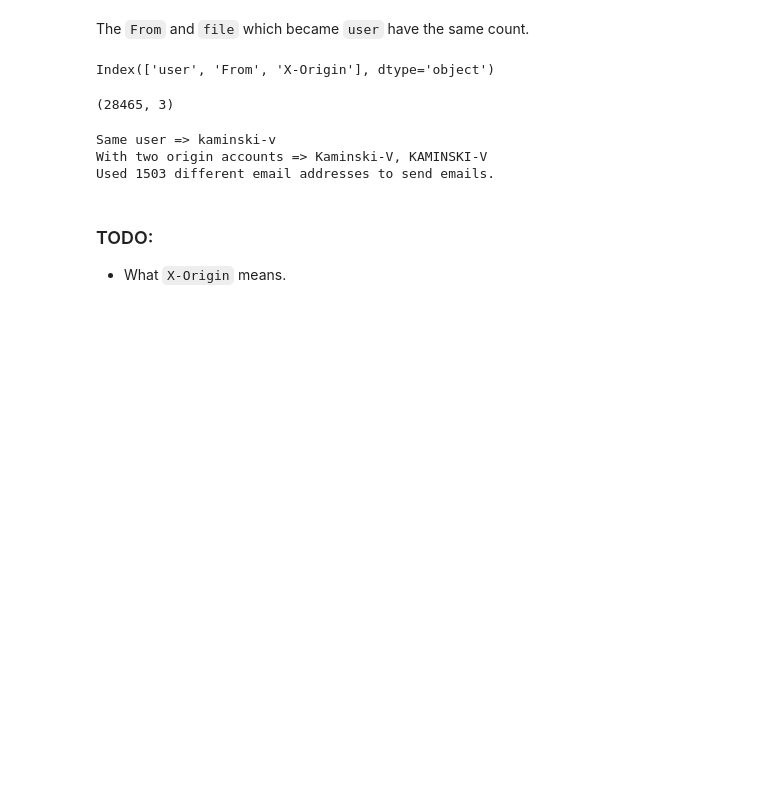
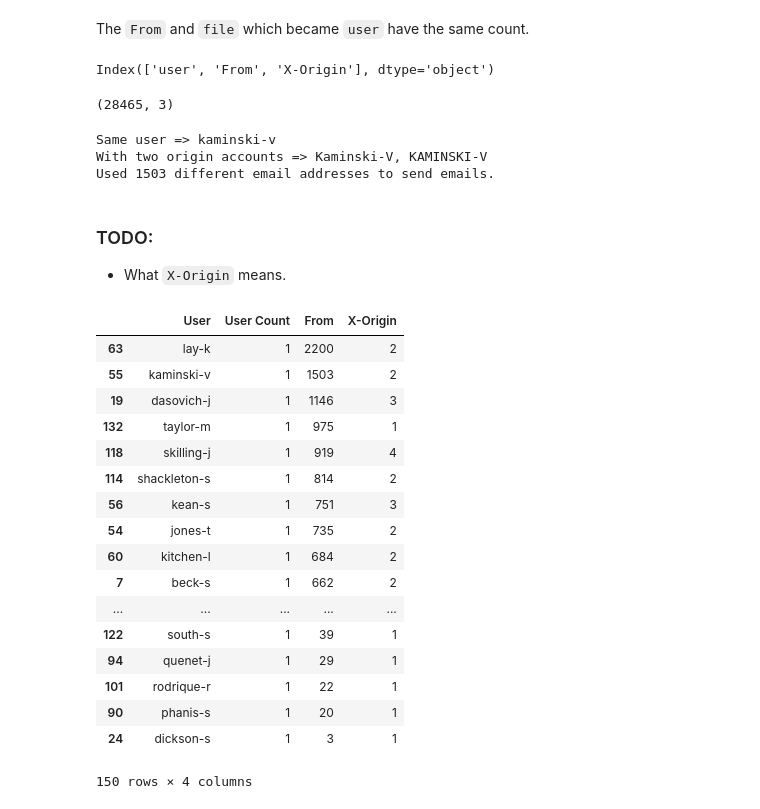
Before and after one commit to ural23/enron, a Jupyter notebook: Enron_Dataset_Analysis.ipynb, the cells around one changed output. Saved outputs shown, nothing was run; the diff lists cells and outputs as text; code cells hidden in the pictures; blank space fills up the shorter version.

```diff
--- a/Enron_Dataset_Analysis.ipynb
+++ b/Enron_Dataset_Analysis.ipynb
@@ -226,3 +180,34 @@ Used 1503 different email addresses to send emails.
 # %% [markdown]
 ### TODO:
 - What `X-Origin` means.
+# %%
+sub_df = df[['user', 'From', 'X-Origin']]
+sub_df = sub_df.groupby('user').nunique()
+sub_df.rename_axis('User', inplace=True)
+sub_df = sub_df.rename(columns={
+    'user': 'User Count'
+})
+sub_df.reset_index(inplace=True)
+sub_df = sub_df.rename(columns={
+    'user': 'User'
+})
+sub_df.sort_values('From', ascending=False)
+# %% [output]
+|  | User | User Count | From | X-Origin |
+| 63 | lay-k | 1 | 2200 | 2 |
+| 55 | kaminski-v | 1 | 1503 | 2 |
+| 19 | dasovich-j | 1 | 1146 | 3 |
+| 132 | taylor-m | 1 | 975 | 1 |
+| 118 | skilling-j | 1 | 919 | 4 |
+| 114 | shackleton-s | 1 | 814 | 2 |
+| 56 | kean-s | 1 | 751 | 3 |
+| 54 | jones-t | 1 | 735 | 2 |
+| 60 | kitchen-l | 1 | 684 | 2 |
+| 7 | beck-s | 1 | 662 | 2 |
+| ... | ... | ... | ... | ... |
+| 122 | south-s | 1 | 39 | 1 |
+| 94 | quenet-j | 1 | 29 | 1 |
+| 101 | rodrique-r | 1 | 22 | 1 |
+| 90 | phanis-s | 1 | 20 | 1 |
+| 24 | dickson-s | 1 | 3 | 1 |
+150 rows × 4 columns
```
Also changed, not shown: parts of 11 cells of this notebook.
